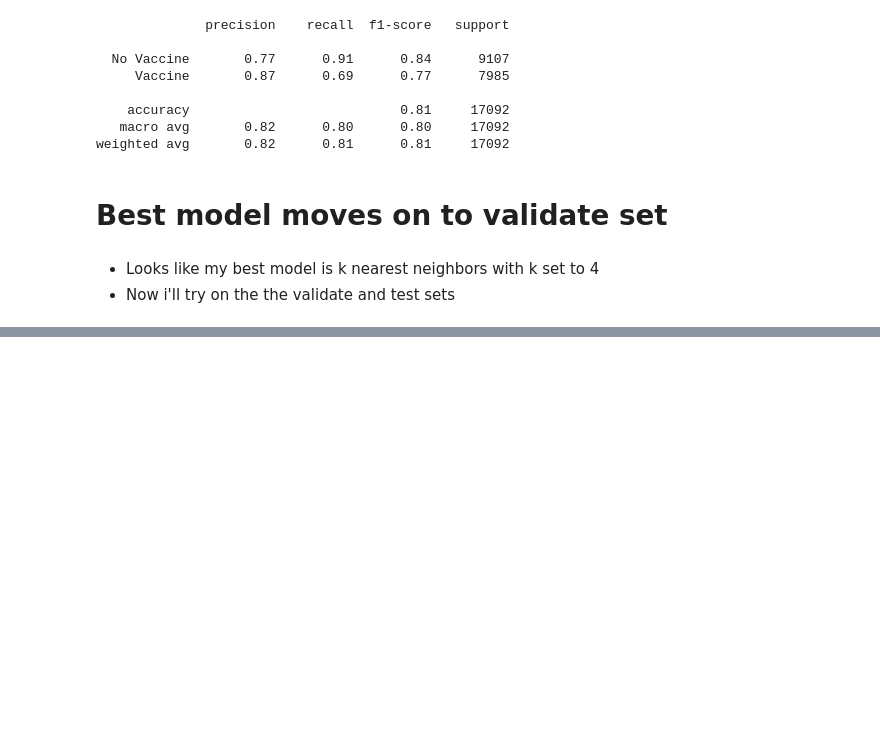
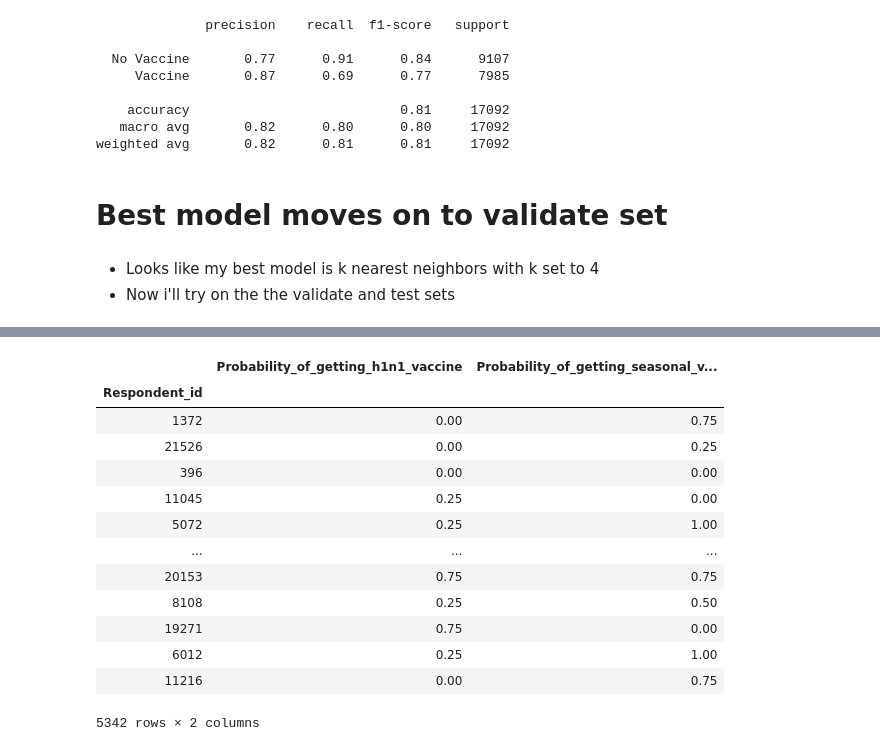
Before and after one commit to JadaShipp/predicting_flu, a Jupyter notebook: modeling.ipynb, the cells around one changed output, grey strips where cells are left out. Saved outputs shown, nothing was run; the diff lists cells and outputs as text; code cells hidden in the pictures; blank space fills up the shorter version.

Commit message:
created final models and prediction dataframe

```diff
--- a/modeling.ipynb
+++ b/modeling.ipynb
@@ -552,0 +523,20 @@ weighted avg       0.82      0.81      0.81      4273
+# %%
+# fitting our data to our KNearest Neighbors model
+knn_st = KNeighborsClassifier(n_neighbors=4)
+knn_st.fit(X_test_seas, y_test_seas)
+
+# creating our confusion matrix
+y_pred_valst = knn_sv.predict(X_test_seas)
+pd.DataFrame(confusion_matrix(y_test_seas, y_pred_valst))
+#code to label matrix
+#code to label matrix
+labels = ['No Vaccine', 'Vaccine']
+predicted_labels = [name + " Predicted" for name in labels ]
+
+conf = pd.DataFrame(confusion_matrix(y_pred_valst, y_test_seas), index=labels, columns=[predicted_labels])
+conf.index.name = "Actual"
+conf
+
+# Print a classification report
+target_names = ["No Vaccine", "Vaccine"]
+print(classification_report(y_test_seas, y_pred_valst, target_names = target_names))
@@ -552,0 +552,4 @@ weighted avg       0.82      0.81      0.81      4273
+# %%
+# Make predictions and prediction probabilities
+y_pred_proba_df = knn_t.predict_proba(X_test_h1n1)
+y_pred_proba_df
@@ -552,0 +564,4 @@ weighted avg       0.82      0.81      0.81      4273
+# %%
+# Make predictions and prediction probabilities
+y_pred_proba_df_s = knn_st.predict_proba(X_test_seas)
+y_pred_proba_df_s
@@ -552,0 +576,23 @@ weighted avg       0.82      0.81      0.81      4273
+# %%
+predictions_df = pd.DataFrame(
+    {'Respondent_id': X_test_h1n1.index,
+    'Probability_of_getting_h1n1_vaccine': y_pred_proba_df[:,1],
+    'Probability_of_getting_seasonal_vaccine': y_pred_proba_df_s[:,1]})
+
+predictions_df = predictions_df.set_index('Respondent_id')
+predictions_df
+# %% [output]
+|  | Probability_of_getting_h1n1_vaccine | Probability_of_getting_seasonal_v... |
+| Respondent_id |  |  |
+| 1372 | 0.00 | 0.75 |
+| 21526 | 0.00 | 0.25 |
+| 396 | 0.00 | 0.00 |
+| 11045 | 0.25 | 0.00 |
+| 5072 | 0.25 | 1.00 |
+| ... | ... | ... |
+| 20153 | 0.75 | 0.75 |
+| 8108 | 0.25 | 0.50 |
+| 19271 | 0.75 | 0.00 |
+| 6012 | 0.25 | 1.00 |
+| 11216 | 0.00 | 0.75 |
+5342 rows × 2 columns
```
Also changed, not shown: parts of 12 cells of this notebook.
